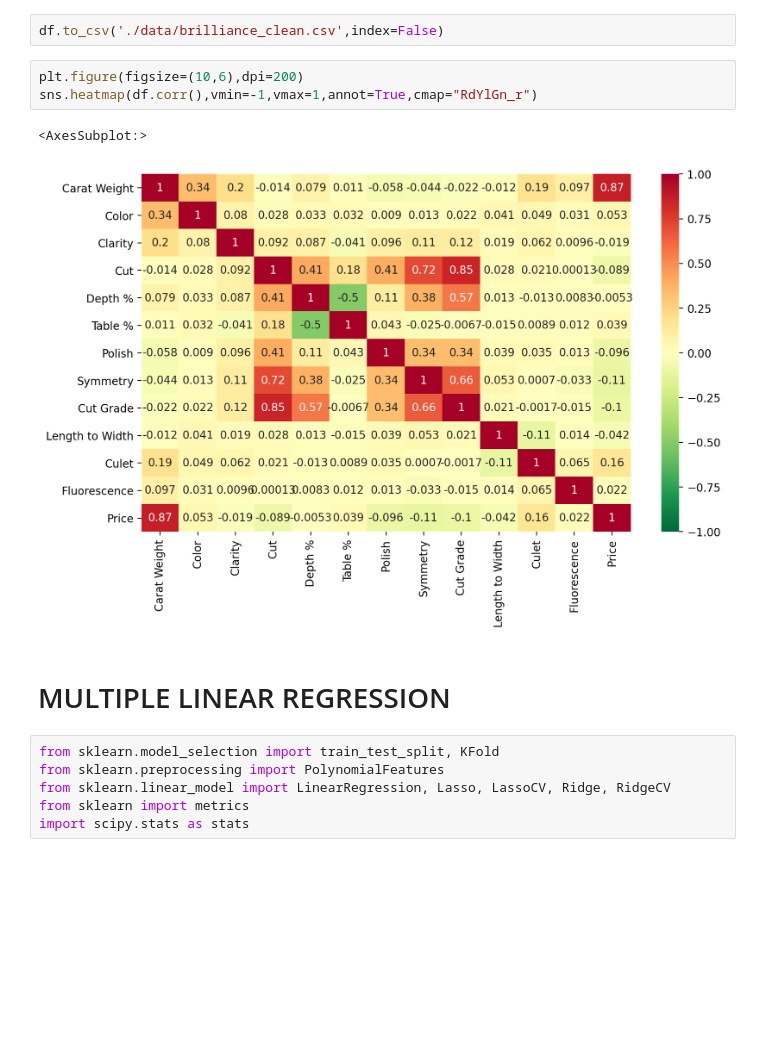
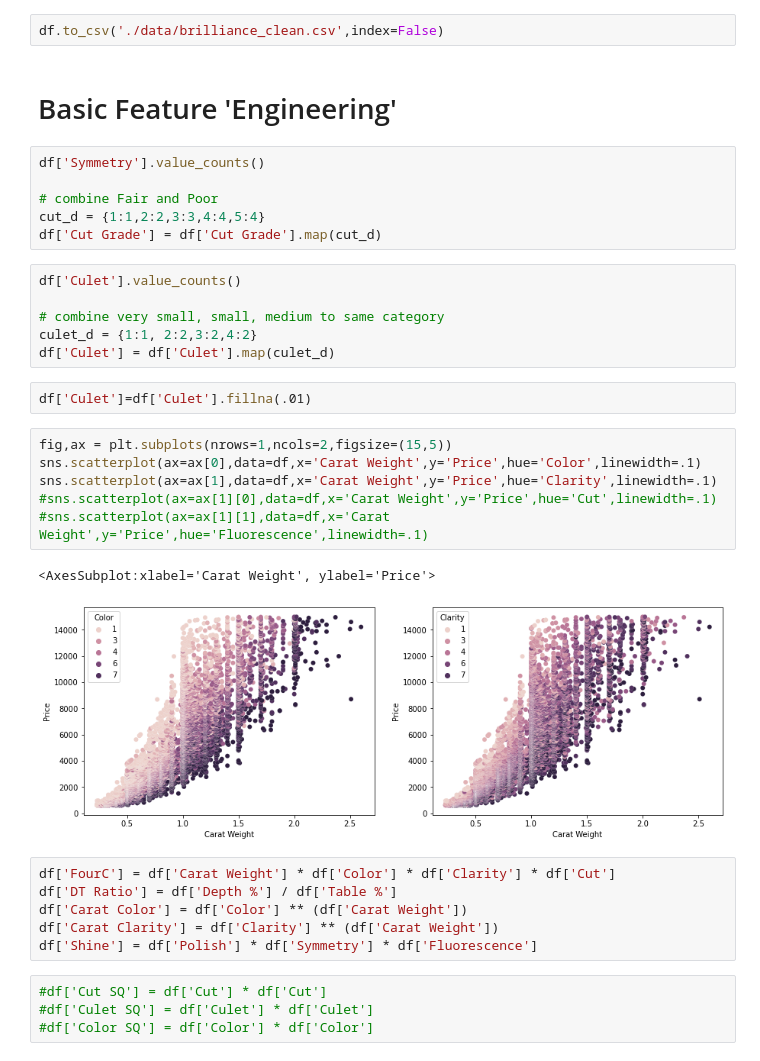
Before and after one commit to lescardone/regression-project, a Jupyter notebook: diamond_eda_brilliance.ipynb, the cells around one changed output. Drawn from its saved outputs; the diff is of its cells as text; blank space fills up the shorter version.

```diff
--- a/diamond_eda_brilliance.ipynb
+++ b/diamond_eda_brilliance.ipynb
@@ -277,17 +275,38 @@ df.head()
 df.drop(df[df['Price'] < 500].index, inplace = True)
 # %%
 df.to_csv('./data/brilliance_clean.csv',index=False)
-# %%
-plt.figure(figsize=(10,6),dpi=200)
-sns.heatmap(df.corr(),vmin=-1,vmax=1,annot=True,cmap="RdYlGn_r")
-# %% [output]
-<AxesSubplot:>
-[figure, removed]
-# %% [markdown]
-# MULTIPLE LINEAR REGRESSION
-# %%
-from sklearn.model_selection import train_test_split, KFold
-from sklearn.preprocessing import PolynomialFeatures
-from sklearn.linear_model import LinearRegression, Lasso, LassoCV, Ridge, RidgeCV
-from sklearn import metrics
-import scipy.stats as stats
+# %% [markdown]
+# Basic Feature 'Engineering'
+# %%
+df['Symmetry'].value_counts()
+
+# combine Fair and Poor
+cut_d = {1:1,2:2,3:3,4:4,5:4}
+df['Cut Grade'] = df['Cut Grade'].map(cut_d)
+# %%
+df['Culet'].value_counts()
+
+# combine very small, small, medium to same category
+culet_d = {1:1, 2:2,3:2,4:2}
+df['Culet'] = df['Culet'].map(culet_d)
+# %%
+df['Culet']=df['Culet'].fillna(.01)
+# %%
+fig,ax = plt.subplots(nrows=1,ncols=2,figsize=(15,5))
+sns.scatterplot(ax=ax[0],data=df,x='Carat Weight',y='Price',hue='Color',linewidth=.1)
+sns.scatterplot(ax=ax[1],data=df,x='Carat Weight',y='Price',hue='Clarity',linewidth=.1)
+#sns.scatterplot(ax=ax[1][0],data=df,x='Carat Weight',y='Price',hue='Cut',linewidth=.1)
+#sns.scatterplot(ax=ax[1][1],data=df,x='Carat Weight',y='Price',hue='Fluorescence',linewidth=.1)
+# %% [output]
+<AxesSubplot:xlabel='Carat Weight', ylabel='Price'>
+[figure, added]
+# %%
+df['FourC'] = df['Carat Weight'] * df['Color'] * df['Clarity'] * df['Cut']
+df['DT Ratio'] = df['Depth %'] / df['Table %']
+df['Carat Color'] = df['Color'] ** (df['Carat Weight'])
+df['Carat Clarity'] = df['Clarity'] ** (df['Carat Weight'])
+df['Shine'] = df['Polish'] * df['Symmetry'] * df['Fluorescence']
+# %%
+#df['Cut SQ'] = df['Cut'] * df['Cut']
+#df['Culet SQ'] = df['Culet'] * df['Culet']
+#df['Color SQ'] = df['Color'] * df['Color']
```
Also changed, not shown: parts of 30 cells of this notebook, 4 other files.
